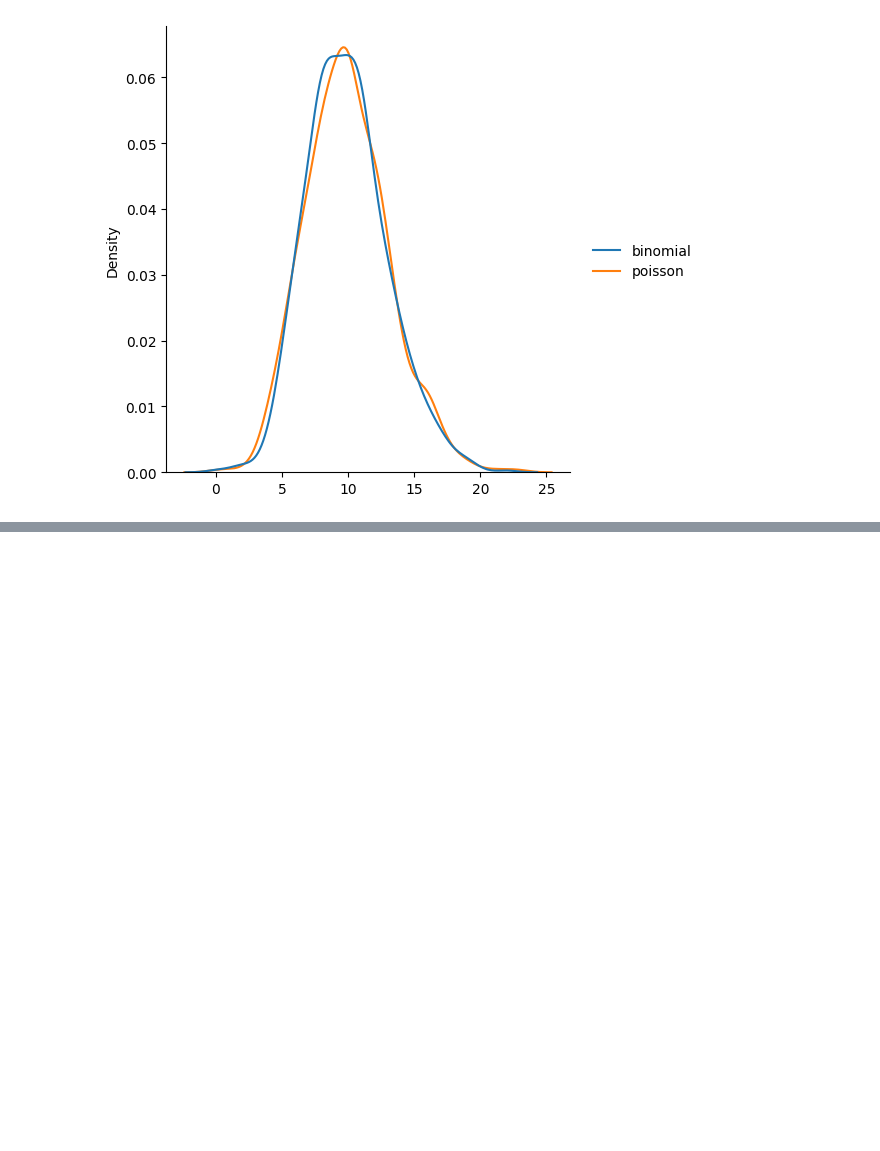
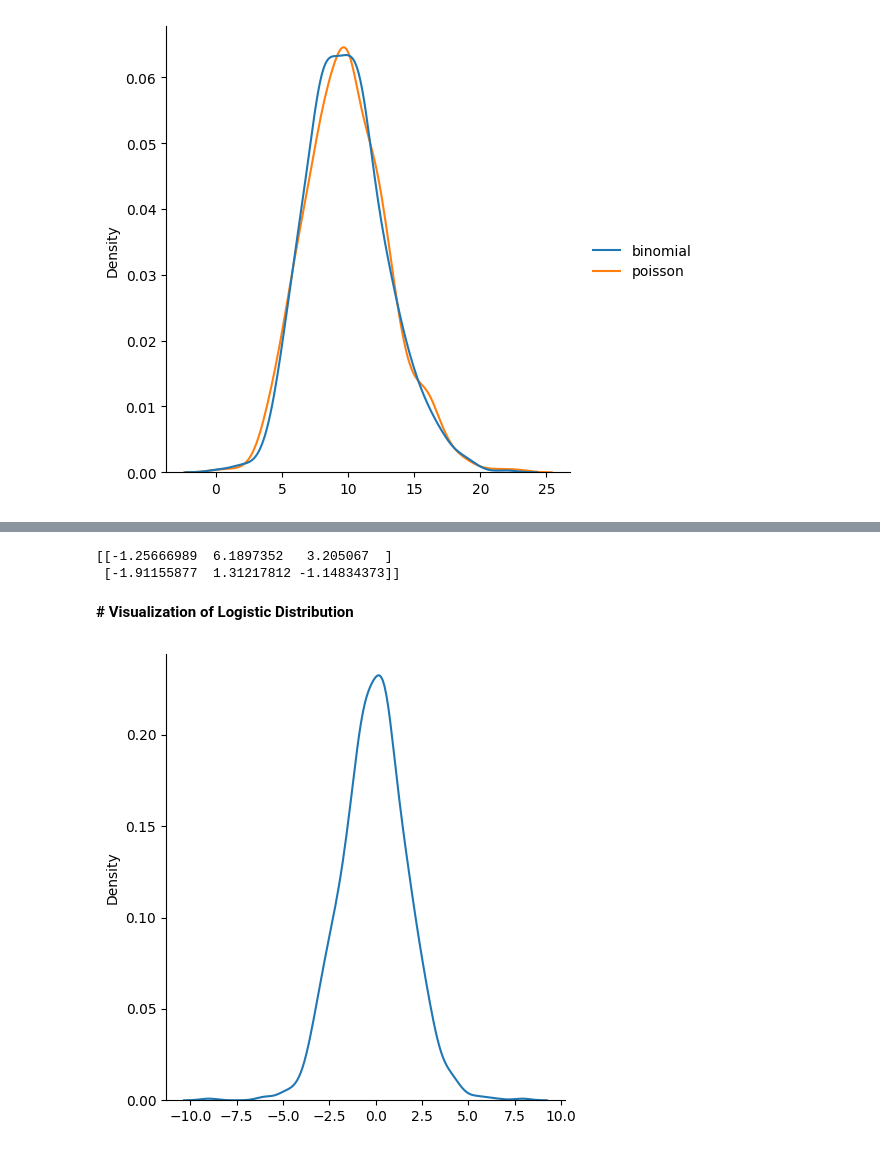
Before and after one commit to nitinyadav2188/DATA-SCIENCE, a Jupyter notebook: numpy.ipynb, the cells around one changed output, grey strips where cells are left out. Drawn from its saved outputs; the diff is of its cells as text; code cells hidden in the pictures; blank space fills up the shorter version.

```diff
--- a/numpy.ipynb
+++ b/numpy.ipynb
@@ -1765,0 +1816,23 @@ plt.show()
+# %%
+# Draw 2x3 samples from a logistic distribution with mean at 1 and stddev 2.0:
+
+from numpy import random
+
+x = random.logistic(loc=1, scale=2, size=(2, 3))
+
+print(x)
+# %% [output]
+[[-1.25666989  6.1897352   3.205067  ]
+ [-1.91155877  1.31217812 -1.14834373]]
+# %% [markdown]
+**# Visualization of Logistic Distribution**
+# %%
+from numpy import random
+import matplotlib.pyplot as plt
+import seaborn as sns
+
+sns.displot(random.logistic(size=1000), kind="kde")
+
+plt.show()
+# %% [output]
+[figure, added]
```
Also changed, not shown: parts of 37 cells of this notebook.
